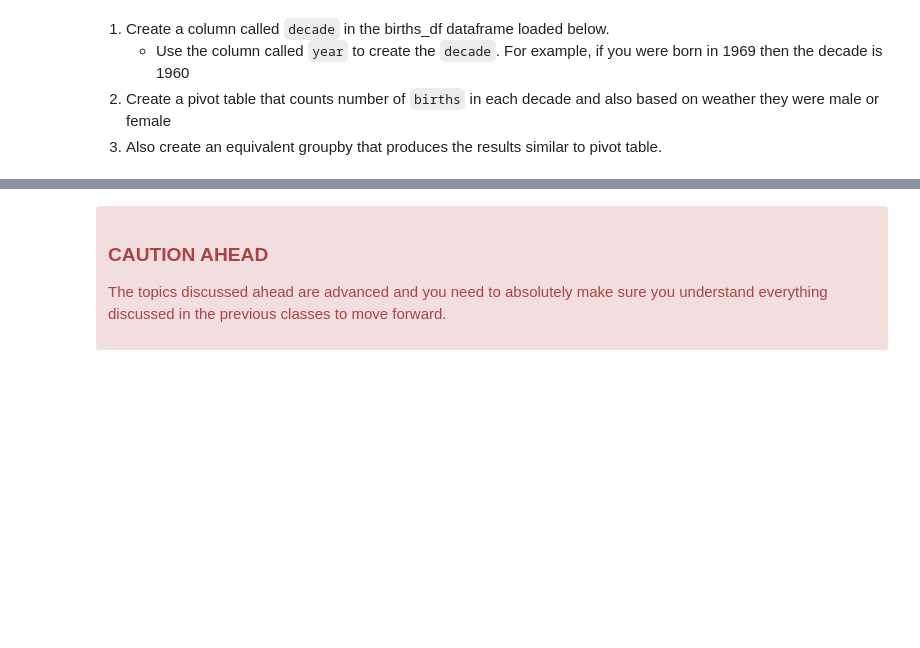
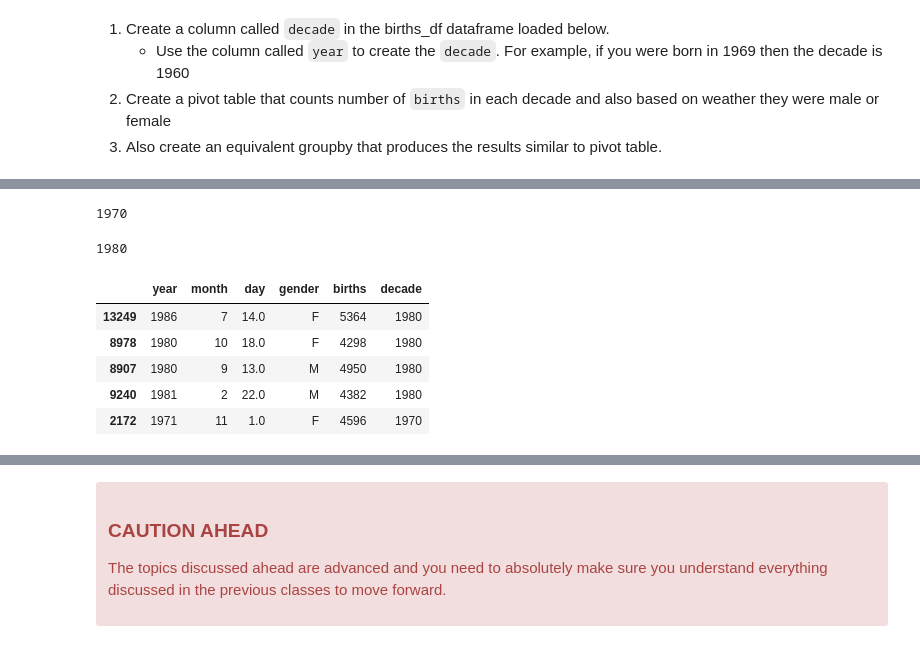
Before and after one commit to ssomanch/ITAO30210_Fall_2021, a Jupyter notebook: Lecture_18_Pandas_Grouping_Oct_28.ipynb, the cells around one changed output, grey strips where cells are left out. Cells and saved outputs as stored; diff of their text form; code cells hidden in the pictures; blank space fills up the shorter version.

```diff
--- a/Lecture_18_Pandas_Grouping_Oct_28.ipynb
+++ b/Lecture_18_Pandas_Grouping_Oct_28.ipynb
@@ -144,0 +342,21 @@ births_df.head()
+# %%
+(1975//10)*10
+# %% [output]
+1970
+# %%
+def get_decade(year):
+    return (year//10)*10
+# %%
+get_decade(1984)
+# %% [output]
+1980
+# %%
+births_df['decade'] = births_df['year'].apply(get_decade)
+births_df.sample(5)
+# %% [output]
+|  | year | month | day | gender | births | decade |
+| 13249 | 1986 | 7 | 14.0 | F | 5364 | 1980 |
+| 8978 | 1980 | 10 | 18.0 | F | 4298 | 1980 |
+| 8907 | 1980 | 9 | 13.0 | M | 4950 | 1980 |
+| 9240 | 1981 | 2 | 22.0 | M | 4382 | 1980 |
+| 2172 | 1971 | 11 | 1.0 | F | 4596 | 1970 |
```
Also changed, not shown: parts of 35 cells of this notebook.
